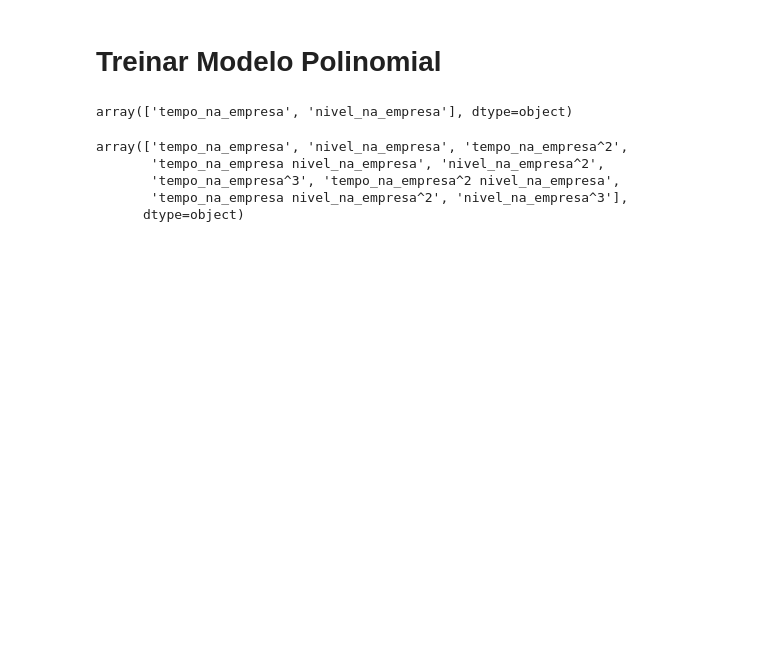
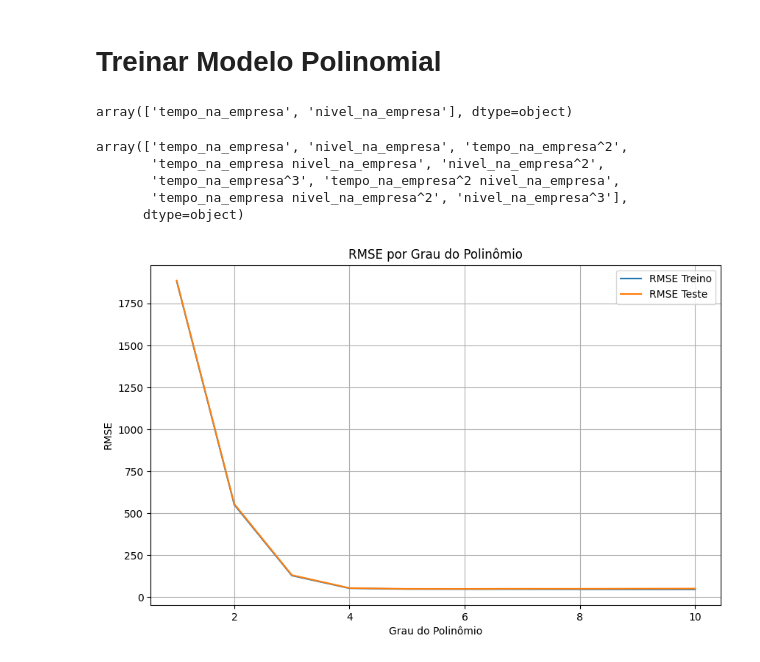
Before and after one commit to angelomedeiros/formacao-ia-regressao-polinomial, a Jupyter notebook: model_salario.ipynb, the cells around one changed output. Saved outputs shown, nothing was run; the diff lists cells and outputs as text; code cells hidden in the pictures; blank space fills up the shorter version.

```diff
--- a/model_salario.ipynb
+++ b/model_salario.ipynb
@@ -456,3 +456,16 @@ for grau in graus_polynomial:
 
     # Armazenar R2 Score
     r2_test_values.append(r2_test_final)
+# %%
+# Plotar gráfico para comprar RMSE por grau do polinômio
+plt.figure(figsize=(10, 6))
+plt.plot(graus_polynomial, rmse_train_values, label='RMSE Treino')
+plt.plot(graus_polynomial, rmse_test_values, label='RMSE Teste')
+plt.xlabel('Grau do Polinômio')
+plt.ylabel('RMSE')
+plt.title('RMSE por Grau do Polinômio')
+plt.legend()
+plt.grid()
+plt.show()
+# %% [output]
+[figure, added]
```
Also changed, not shown: parts of 2 cells of this notebook.
